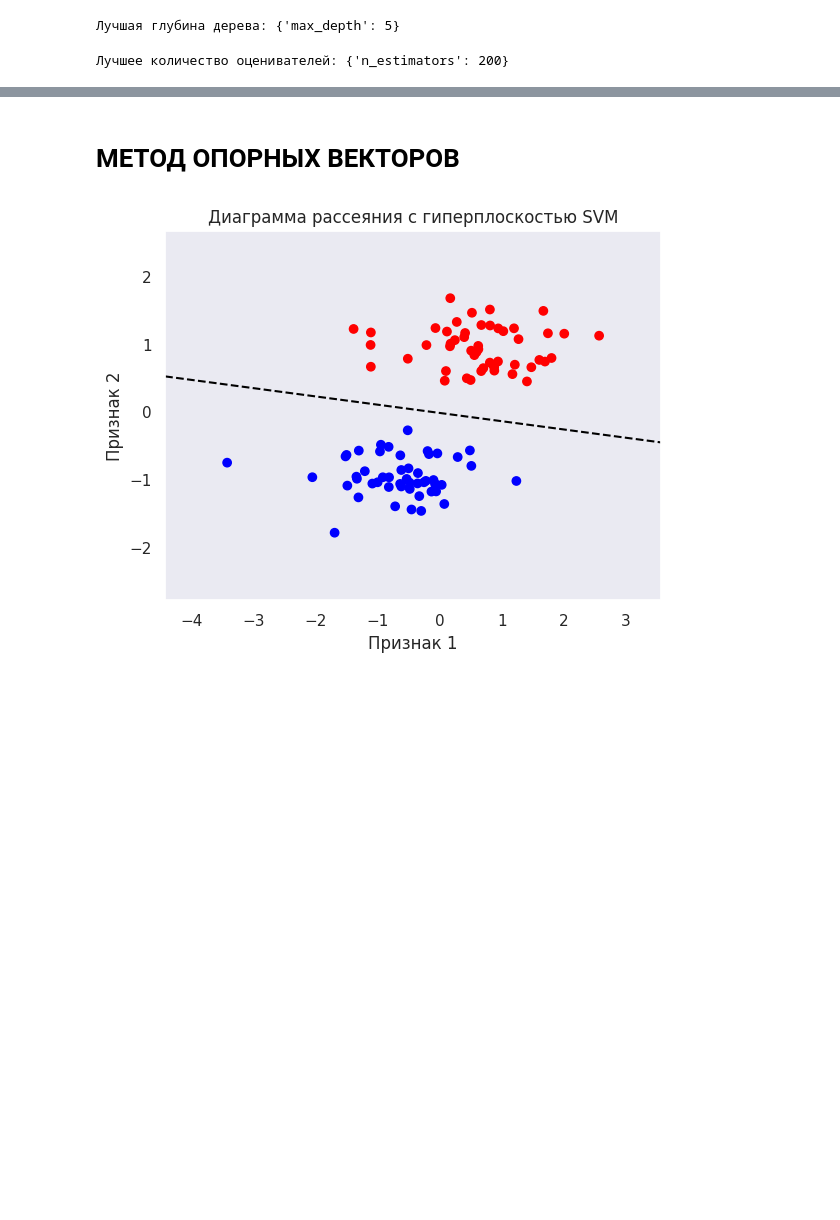
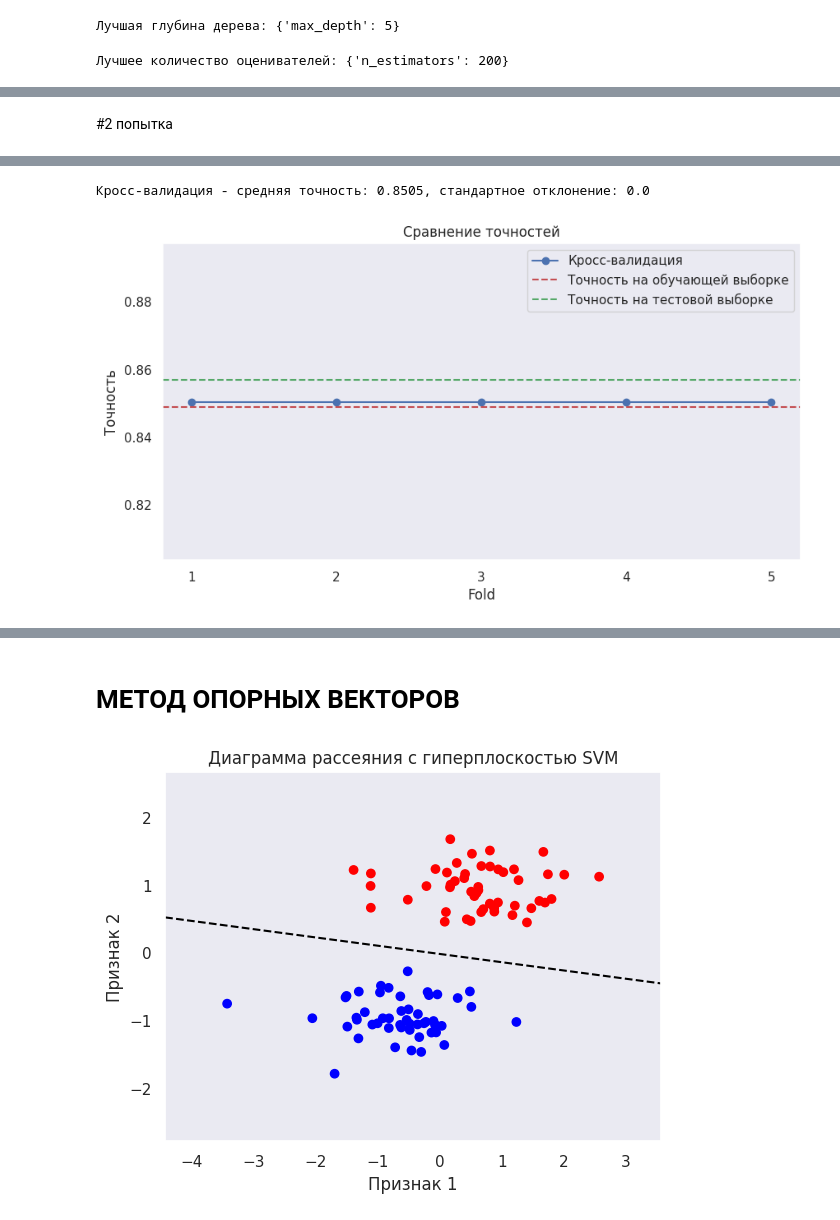
Before and after one commit to b221b/vis43, a Jupyter notebook: Машинное Обучение/Lab06/Lab06_homework.ipynb, the cells around one changed output, grey strips where cells are left out. Cells and saved outputs as stored; diff of their text form; code cells hidden in the pictures; blank space fills up the shorter version.

```diff
--- a/Машинное Обучение/Lab06/Lab06_homework.ipynb
+++ b/Машинное Обучение/Lab06/Lab06_homework.ipynb
@@ -735,0 +708,70 @@ plt.show()
+# %% [markdown]
+#2 попытка
+# %%
+import pandas as pd
+from sklearn.model_selection import train_test_split, GridSearchCV
+from sklearn.svm import SVC
+from sklearn.metrics import accuracy_score, classification_report
+import matplotlib.pyplot as plt
+
+# Загрузка данных с указанием разделителя
+data = pd.read_csv('exam_регр.csv', sep=';')
+
+# Проверка на наличие пропущенных значений и их удаление
+data = data.dropna()
+
+# Преобразование всех категориальных переменных в числовые
+categorical_cols = ['qualification', 'physics', 'chemistry', 'biology', 'english', 'geography', 'history']
+data = pd.get_dummies(data, columns=categorical_cols, drop_first=True)
+
+# Разделение на признаки и целевую переменную
+X = data.drop(columns=['Id', 'mean_exam_points'])
+# Преобразование целевой переменной в бинарную (например, 0 или 1)
+threshold = 50  # Задайте порог для бинаризации
+y = (data['mean_exam_points'] > threshold).astype(int)
+
+# Разделение данных на обучающую и тестовую выборки
+X_train, X_test, y_train, y_test = train_test_split(X, y, test_size=0.2, random_state=42)
+
+# Настройка и обучение модели SVM с использованием кросс-проверки
+param_grid_svm = {'C': [0.1, 1, 10, 100]}
+grid_svm = GridSearchCV(SVC(), param_grid_svm, cv=5)
+
+# Обучение модели
+grid_svm.fit(X_train, y_train)
+
+# Получение лучшего параметра C
+best_svm = grid_svm.best_estimator_
+print(f'Лучший параметр C для SVM: {grid_svm.best_params_}')
+
+# Оценка модели на обучающей выборке
+train_pred = best_svm.predict(X_train)
+train_accuracy = accuracy_score(y_train, train_pred)
+print(f'Точность на обучающей выборке: {train_accuracy}')
+
+# Оценка модели на тестовой выборке
+test_pred = best_svm.predict(X_test)
+test_accuracy = accuracy_score(y_test, test_pred)
+print(f'Точность на тестовой выборке: {test_accuracy}')
+
+# Печать отчета о классификации
+print(classification_report(y_test, test_pred))
+
+# Кросс-валидация для оценки модели
+from sklearn.model_selection import cross_val_score
+cv_scores = cross_val_score(best_svm, X, y, cv=5)
+print(f'Кросс-валидация - средняя точность: {cv_scores.mean()}, стандартное отклонение: {cv_scores.std()}')
+
+# Визуализация результатов
+plt.figure(figsize=(10, 5))
+plt.plot(range(1, 6), cv_scores, marker='o', label='Кросс-валидация')
+plt.axhline(y=train_accuracy, color='r', linestyle='--', label='Точность на обучающей выборке')
+plt.axhline(y=test_accuracy, color='g', linestyle='--', label='Точность на тестовой выборке')
+plt.title('Сравнение точностей')
+plt.xlabel('Fold')
+plt.ylabel('Точность')
+plt.xticks(range(1, 6))
+plt.legend()
+plt.grid()
+plt.show()
+# %% [output]
@@ -735,0 +789,2 @@ plt.show()
+Кросс-валидация - средняя точность: 0.8505, стандартное отклонение: 0.0
+[figure, added]
```
Also changed, not shown: parts of 15 cells of this notebook, 1 other file.
